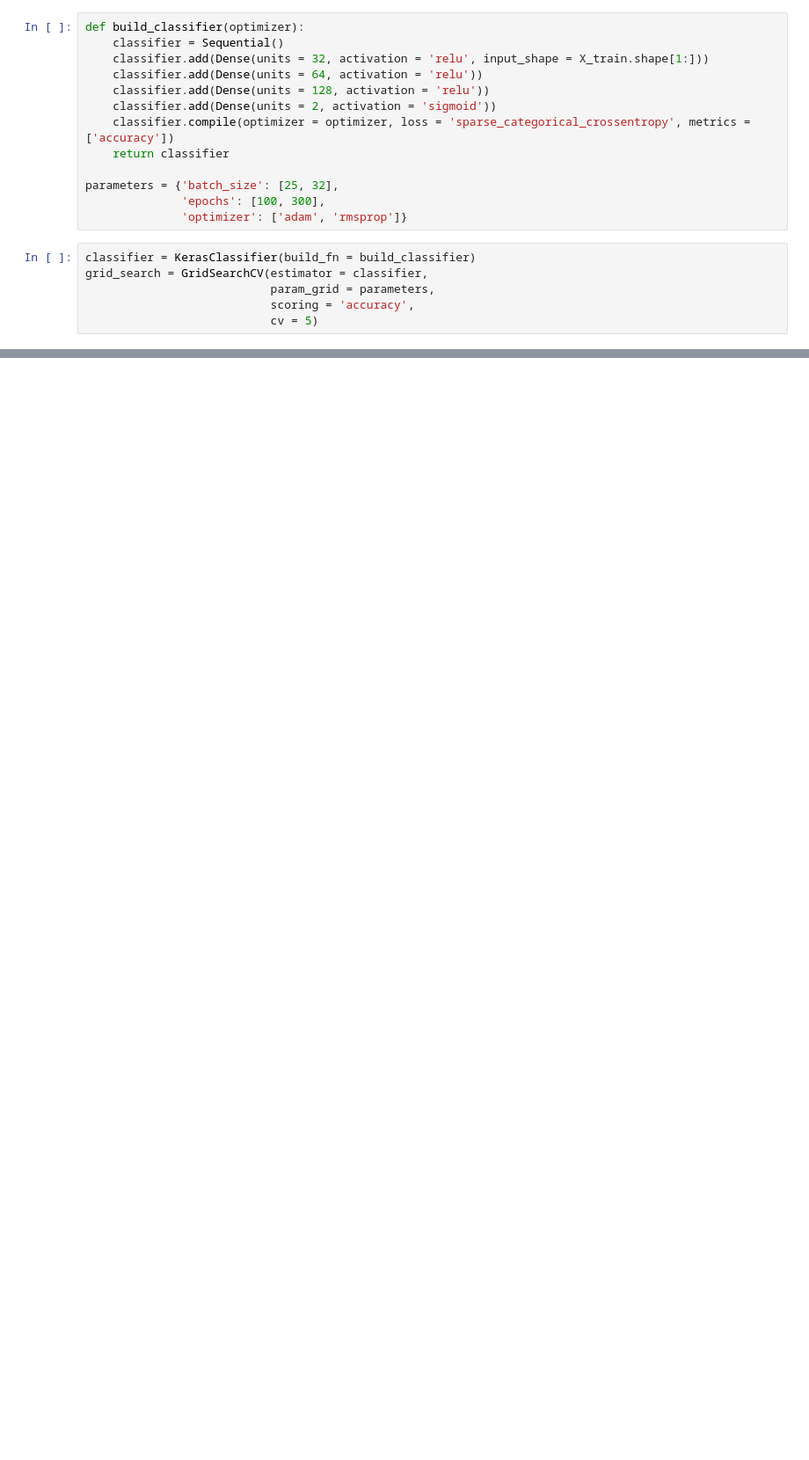
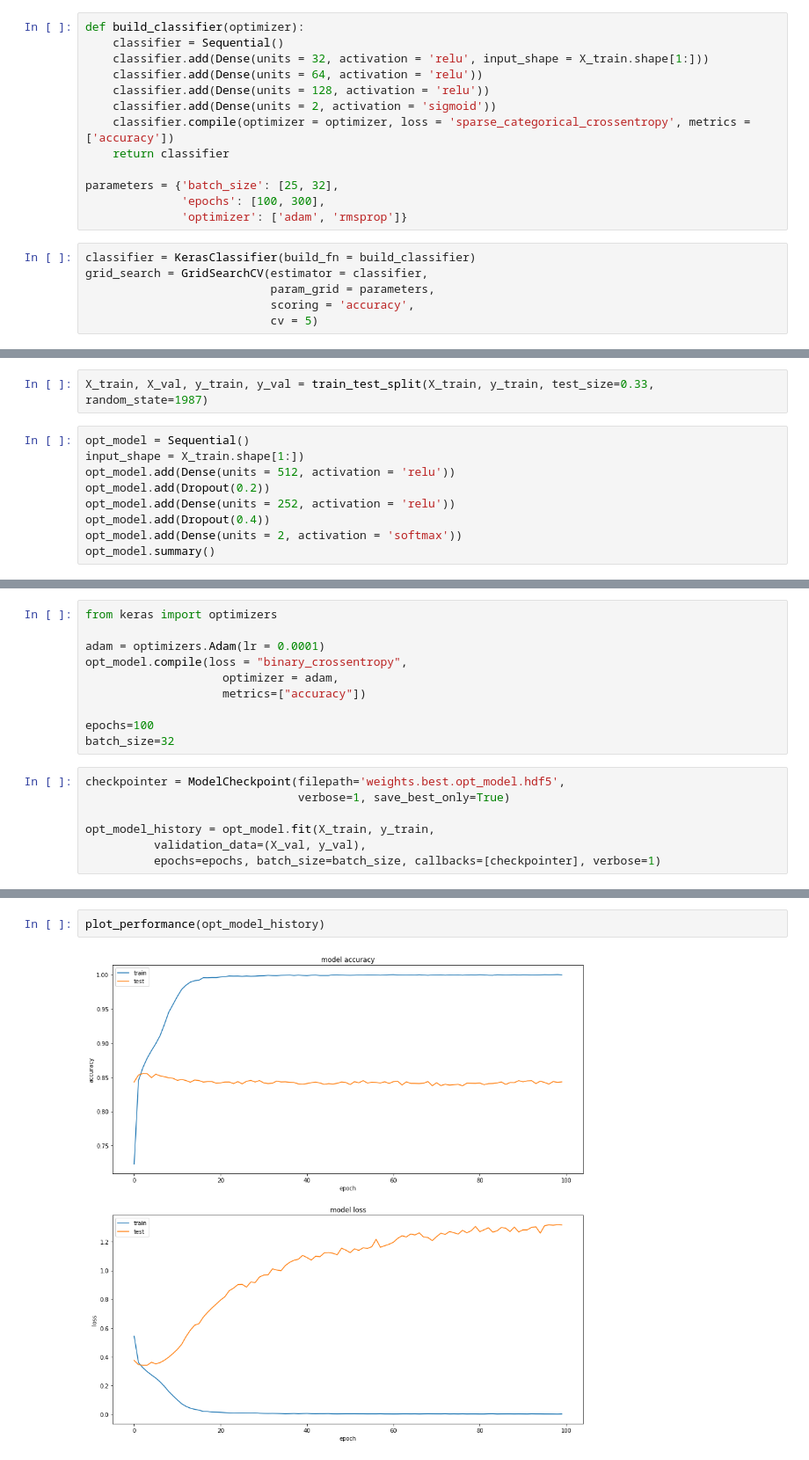
Before and after one commit to ghand1/public_datasets, a Jupyter notebook: imdb_sentiment_analysis/imdb_sentiment_notebook.ipynb, the cells around one changed output, grey strips where cells are left out. Shown at 88% size. Saved outputs shown, nothing was run; the diff lists cells and outputs as text; blank space fills up the shorter version.

Commit message:
added gridsearchcvresults
I ran gridsearch on the model parameters and came up with some optimal inputs.

```diff
--- a/imdb_sentiment_analysis/imdb_sentiment_notebook.ipynb
+++ b/imdb_sentiment_analysis/imdb_sentiment_notebook.ipynb
@@ -62,0 +138,11 @@ grid_search = grid_search.fit(X_train, y_train)
+# %%
+X_train, X_val, y_train, y_val = train_test_split(X_train, y_train, test_size=0.33, random_state=1987)
+# %%
+opt_model = Sequential()
+input_shape = X_train.shape[1:])
+opt_model.add(Dense(units = 512, activation = 'relu'))
+opt_model.add(Dropout(0.2))
+opt_model.add(Dense(units = 252, activation = 'relu'))
+opt_model.add(Dropout(0.4))
+opt_model.add(Dense(units = 2, activation = 'softmax'))
+opt_model.summary()
@@ -62,0 +167,17 @@ grid_search = grid_search.fit(X_train, y_train)
+# %%
+from keras import optimizers
+
+adam = optimizers.Adam(lr = 0.0001)
+opt_model.compile(loss = "binary_crossentropy",
+                    optimizer = adam,
+                    metrics=["accuracy"])
+
+epochs=100
+batch_size=32
+# %%
+checkpointer = ModelCheckpoint(filepath='weights.best.opt_model.hdf5',
+                               verbose=1, save_best_only=True)
+
+opt_model_history = opt_model.fit(X_train, y_train,
+          validation_data=(X_val, y_val),
+          epochs=epochs, batch_size=batch_size, callbacks=[checkpointer], verbose=1)
@@ -62,0 +203,4 @@ grid_search = grid_search.fit(X_train, y_train)
+# %%
+plot_performance(opt_model_history)
+# %% [output]
+[figure, added]
```
Also changed, not shown: parts of 13 cells of this notebook, 1 other file.
